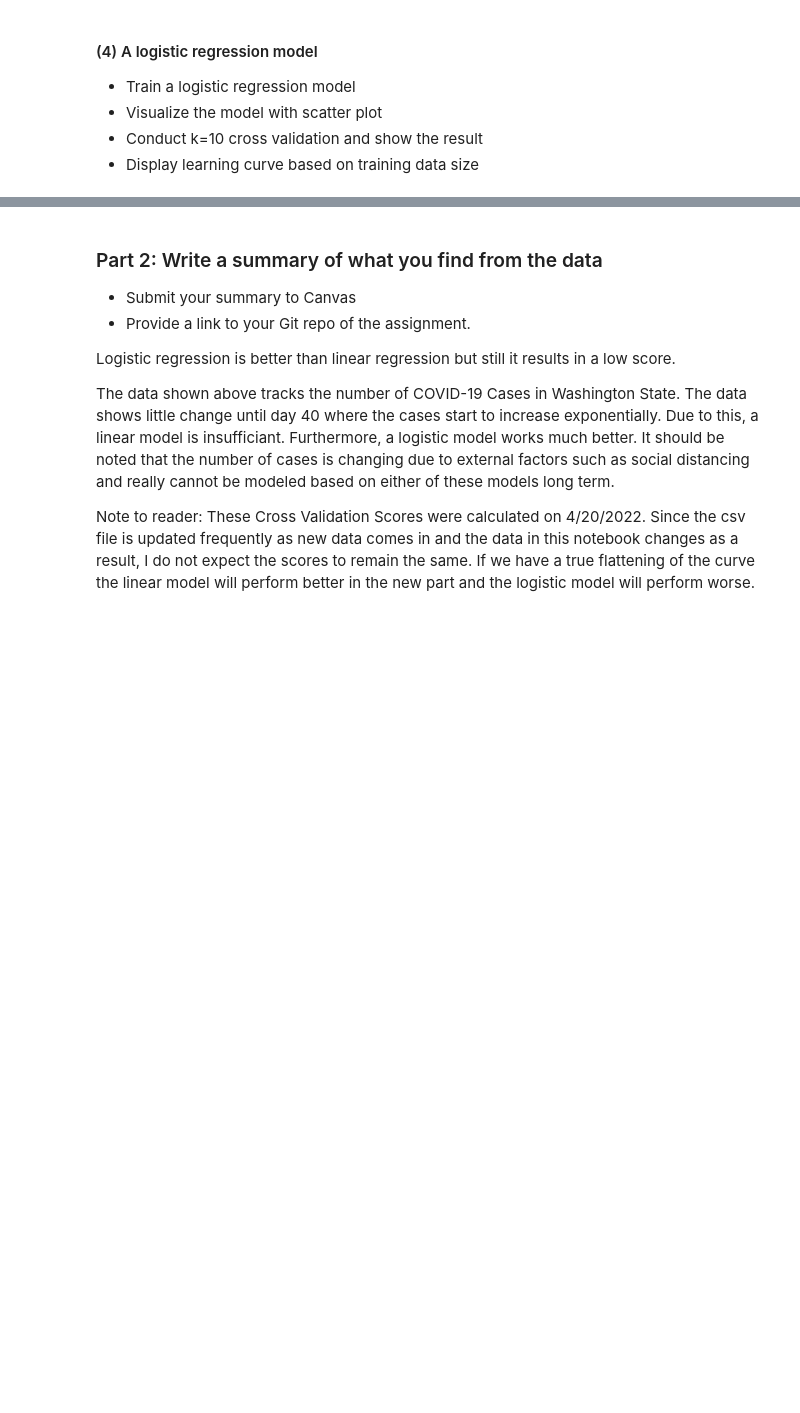
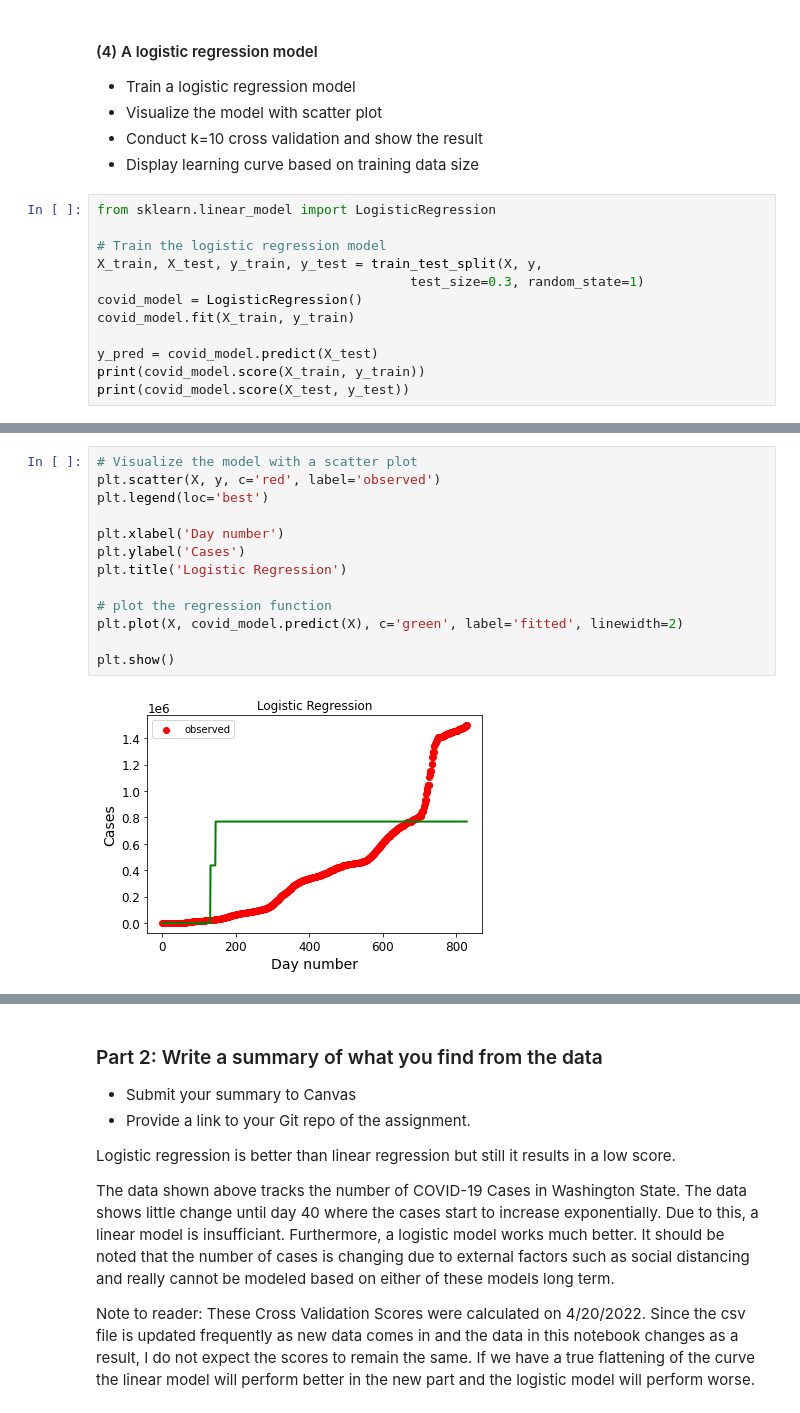
Before and after one commit to alarsen123/ML-HW, a Jupyter notebook: ME5_simpleRegression_COVID19/ME5_simpleRegression_COVID19/simpleLinearRegression.ipynb, the cells around one changed output, grey strips where cells are left out. Drawn from its saved outputs; the diff is of its cells as text; blank space fills up the shorter version.

```diff
--- a/ME5_simpleRegression_COVID19/ME5_simpleRegression_COVID19/simpleLinearRegression.ipynb
+++ b/ME5_simpleRegression_COVID19/ME5_simpleRegression_COVID19/simpleLinearRegression.ipynb
@@ -798,3 +797,15 @@ plt.show()
 - Visualize the model with scatter plot
 - Conduct k=10 cross validation and show the result
 - Display learning curve based on training data size
+# %%
+from sklearn.linear_model import LogisticRegression
+
+# Train the logistic regression model
+X_train, X_test, y_train, y_test = train_test_split(X, y,
+                                        test_size=0.3, random_state=1)
+covid_model = LogisticRegression()
+covid_model.fit(X_train, y_train)
+
+y_pred = covid_model.predict(X_test)
+print(covid_model.score(X_train, y_train))
+print(covid_model.score(X_test, y_test))
@@ -800,0 +822,15 @@ plt.show()
+# %%
+# Visualize the model with a scatter plot
+plt.scatter(X, y, c='red', label='observed')
+plt.legend(loc='best')
+
+plt.xlabel('Day number')
+plt.ylabel('Cases')
+plt.title('Logistic Regression')
+
+# plot the regression function
+plt.plot(X, covid_model.predict(X), c='green', label='fitted', linewidth=2)
+
+plt.show()
+# %% [output]
+[figure, added]
```
Also changed, not shown: parts of 10 cells of this notebook, 1 other file.
